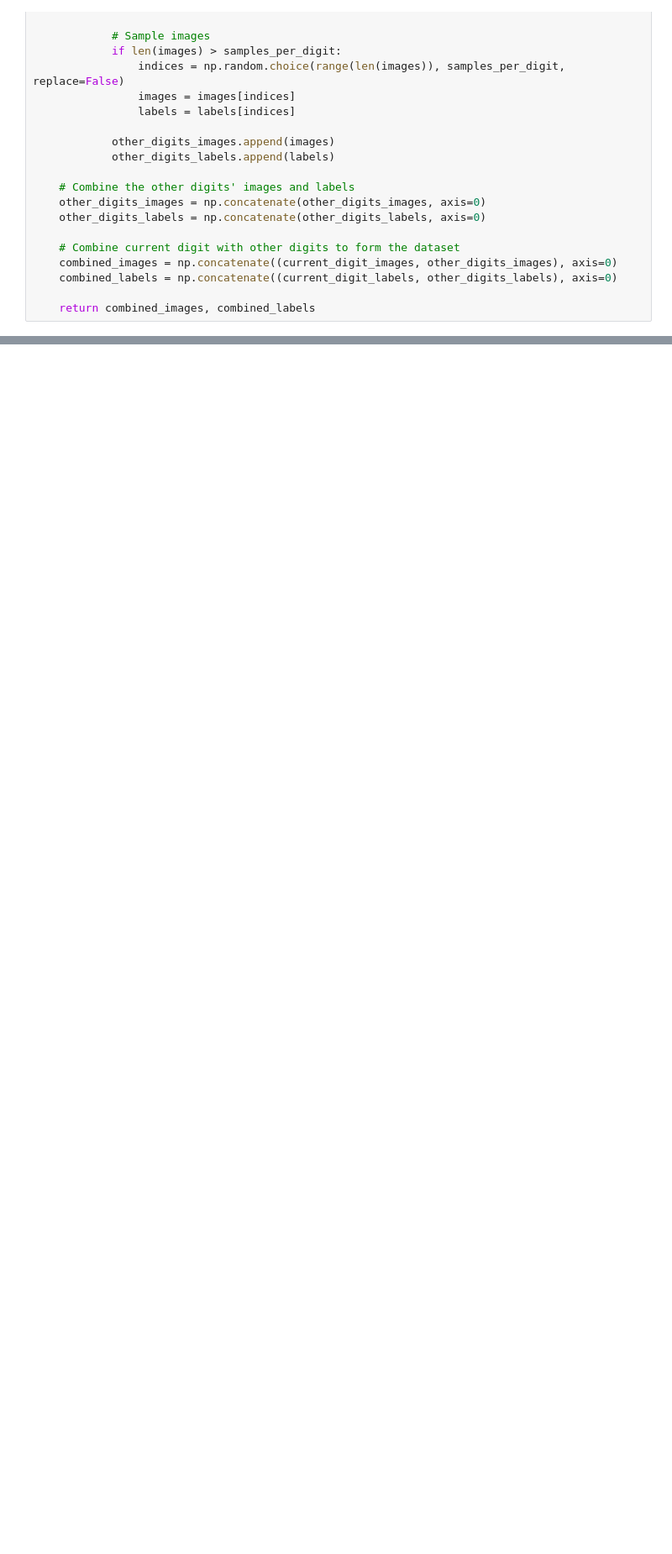
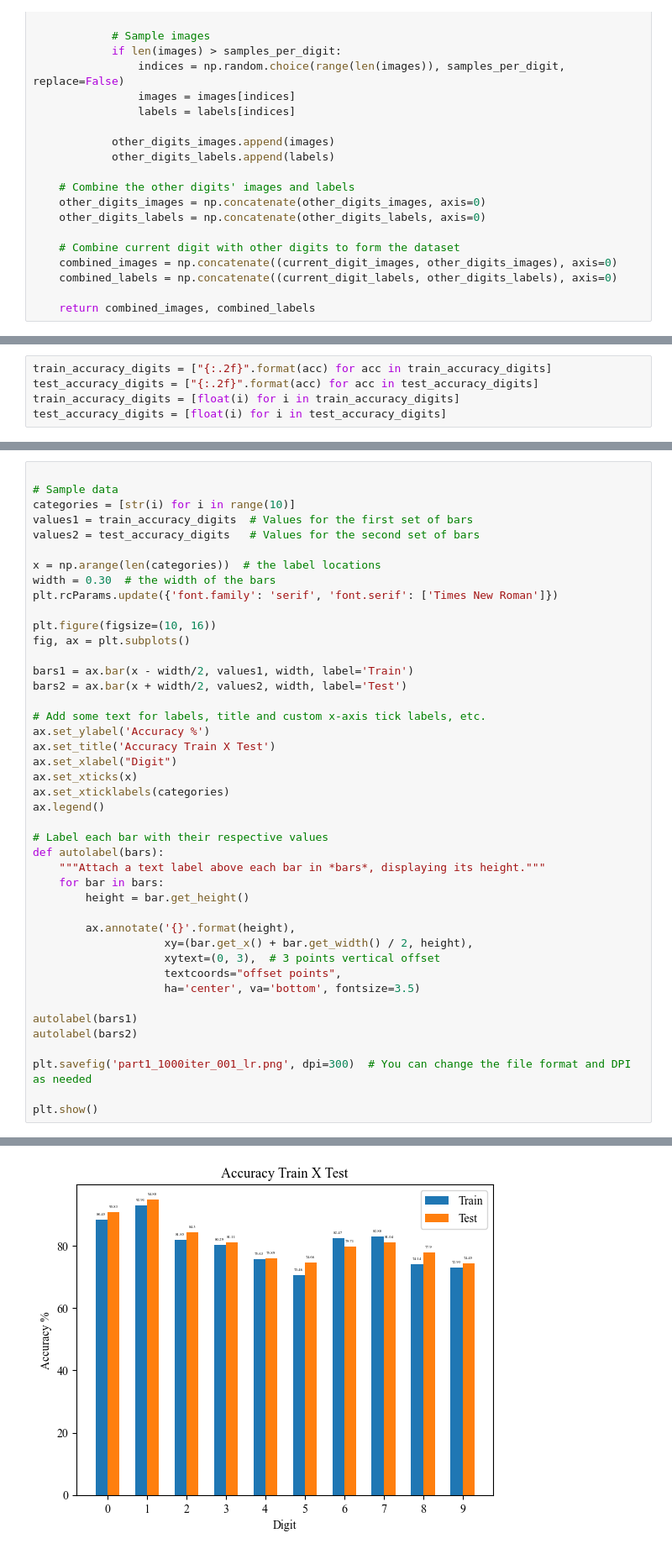
Before and after one commit to RanieryMendes/NN-by-hand, a Jupyter notebook: DL_Project_2.ipynb, the cells around one changed output, grey strips where cells are left out. Shown: that part at 84% size. Drawn from its saved outputs; the diff is of its cells as text; blank space fills up the shorter version.

Commit message:
part 2 half

```diff
--- a/DL_Project_2.ipynb
+++ b/DL_Project_2.ipynb
@@ -761,0 +767,5 @@ test accuracy: 97.73 %
+# %%
+train_accuracy_digits = ["{:.2f}".format(acc) for acc in train_accuracy_digits]
+test_accuracy_digits = ["{:.2f}".format(acc) for acc in test_accuracy_digits]
+train_accuracy_digits = [float(i) for i in train_accuracy_digits]
+test_accuracy_digits = [float(i) for i in test_accuracy_digits]
@@ -761,0 +778,44 @@ test accuracy: 97.73 %
+# %%
+
+# Sample data
+categories = [str(i) for i in range(10)]
+values1 = train_accuracy_digits  # Values for the first set of bars
+values2 = test_accuracy_digits   # Values for the second set of bars
+
+x = np.arange(len(categories))  # the label locations
+width = 0.30  # the width of the bars
+plt.rcParams.update({'font.family': 'serif', 'font.serif': ['Times New Roman']})
+
+plt.figure(figsize=(10, 16))
+fig, ax = plt.subplots()
+
+bars1 = ax.bar(x - width/2, values1, width, label='Train')
+bars2 = ax.bar(x + width/2, values2, width, label='Test')
+
+# Add some text for labels, title and custom x-axis tick labels, etc.
+ax.set_ylabel('Accuracy %')
+ax.set_title('Accuracy Train X Test')
+ax.set_xlabel("Digit")
+ax.set_xticks(x)
+ax.set_xticklabels(categories)
+ax.legend()
+
+# Label each bar with their respective values
+def autolabel(bars):
+    """Attach a text label above each bar in *bars*, displaying its height."""
+    for bar in bars:
+        height = bar.get_height()
+
+        ax.annotate('{}'.format(height),
+                    xy=(bar.get_x() + bar.get_width() / 2, height),
+                    xytext=(0, 3),  # 3 points vertical offset
+                    textcoords="offset points",
+                    ha='center', va='bottom', fontsize=3.5)
+
+autolabel(bars1)
+autolabel(bars2)
+
+plt.savefig('part1_1000iter_001_lr.png', dpi=300)  # You can change the file format and DPI as needed
+
+plt.show()
+# %% [output]
@@ -761,0 +823 @@ test accuracy: 97.73 %
+[figure, added]
```
Also changed, not shown: parts of 16 cells of this notebook.
